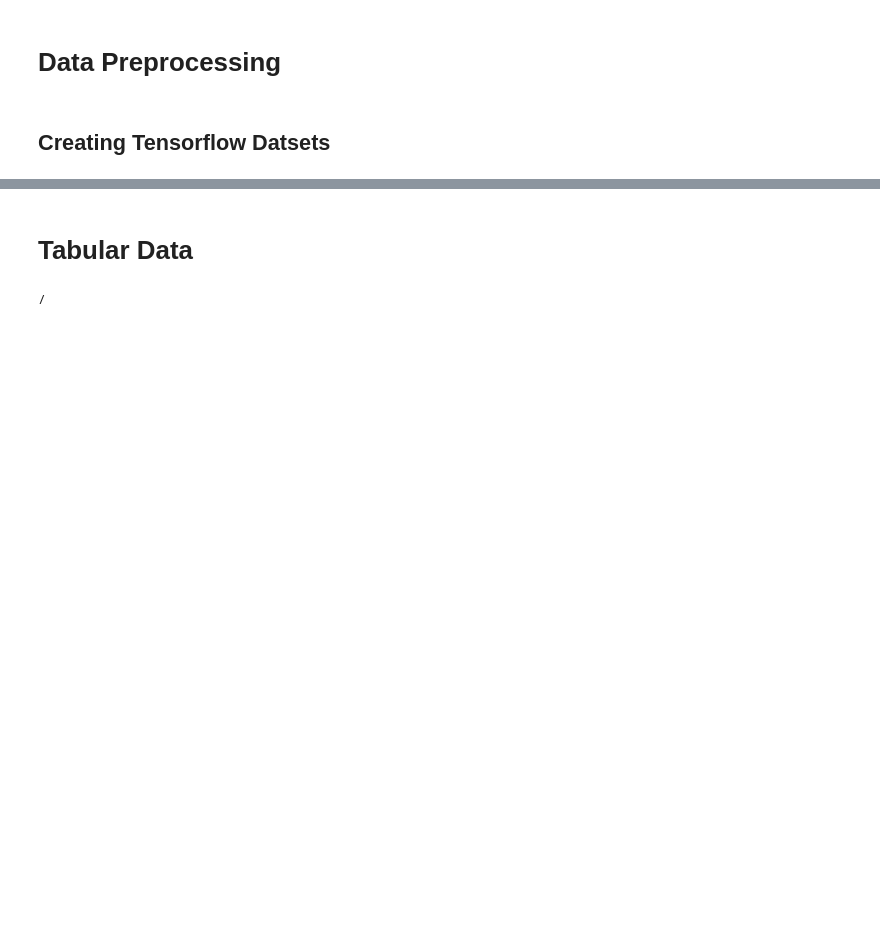
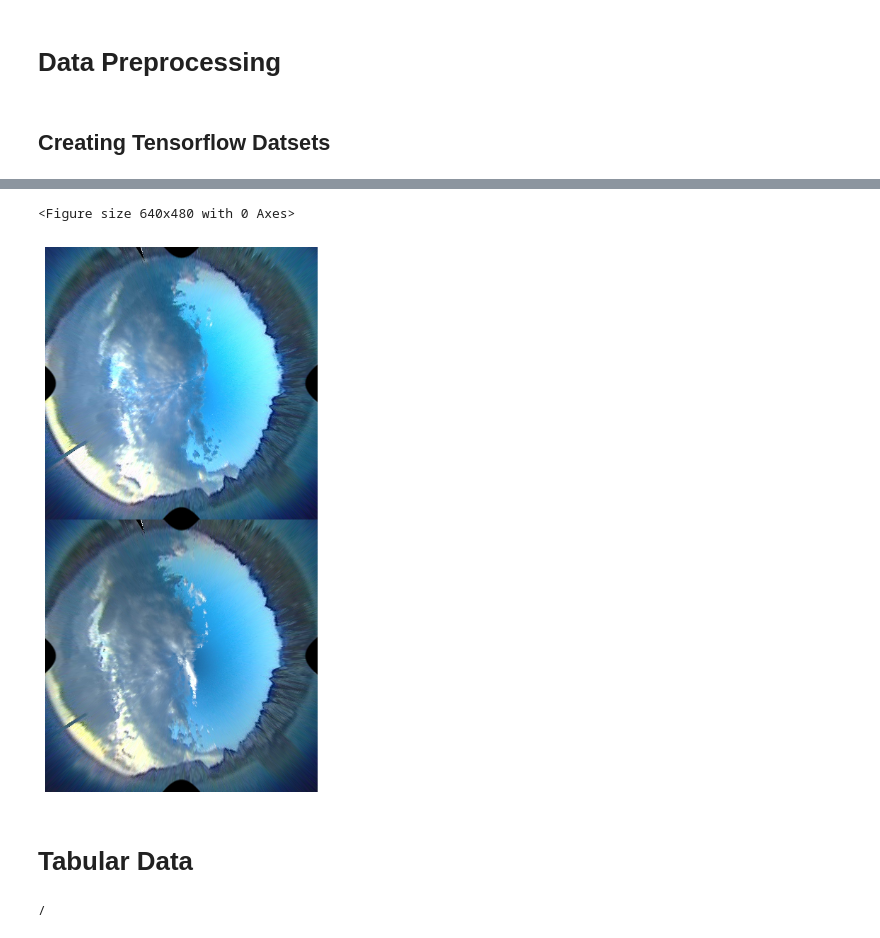
Before and after one commit to lordaarush/Cloud-Cover-Detection, a Jupyter notebook: clouds-movement-prediction.ipynb, the cells around one changed output, grey strips where cells are left out. Saved outputs shown, nothing was run; the diff lists cells and outputs as text; code cells hidden in the pictures; blank space fills up the shorter version.

```diff
--- a/clouds-movement-prediction.ipynb
+++ b/clouds-movement-prediction.ipynb
@@ -308,6 +244,0 @@ tf.keras.utils.array_to_img(u_img)
-# %%
-
-fig,ax = plt.subplots(nrows = 3, ncols = 3)
-axes = ax.flatten()
-for a in axes:
-    a.imshow()
@@ -381,7 +308,7 @@ def get_image_from_path(file_path):
 @tf.py_function(Tout=tf.float64)
 def get_undistorted_img(file_path):
     path_str = file_path.numpy().decode('utf-8')
-    image = undistort(path_str,zoom_out_factor = 10,balance = 1)
+    image = undistort(path_str,zoom_out_factor = 11,f = 282, dist = 0.015,balance = 1)
     return tf.convert_to_tensor(image,dtype = tf.float64)
 # %%
 train_ds_x = Preprocessor(flattened_image_paths).get_dataset_iterator(get_undistorted_img)
@@ -405,5 +330,8 @@ def show_grid_samples(ncols = 3,nrows = 3,scale = 1,**kwargs):
 # %%
-show_grid_samples(ncols = 3,nrows = 10,scale = 5)
+show_grid_samples(ncols = 1,nrows = 2,scale = 5)
+# %% [output]
+<Figure size 640x480 with 0 Axes>
+[figure, added]
 # %% [markdown]
 # Tabular Data
 # %%
```
Also changed, not shown: parts of 19 cells of this notebook.
